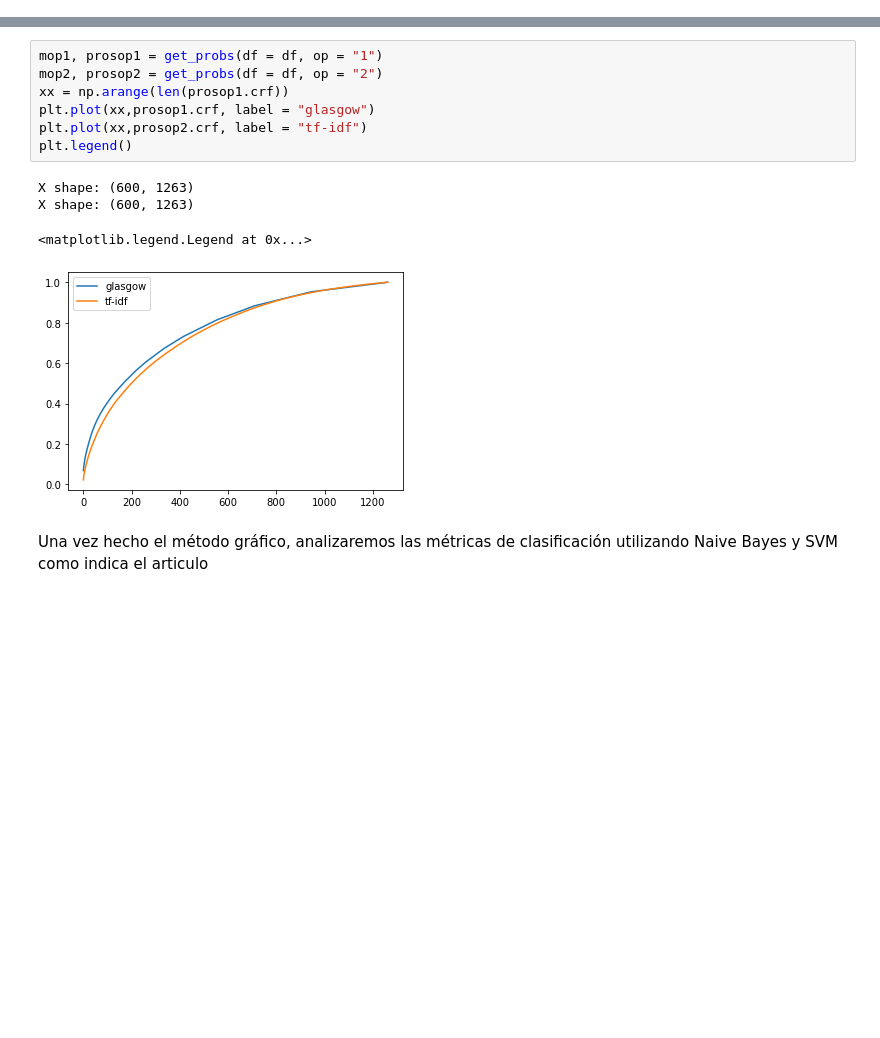
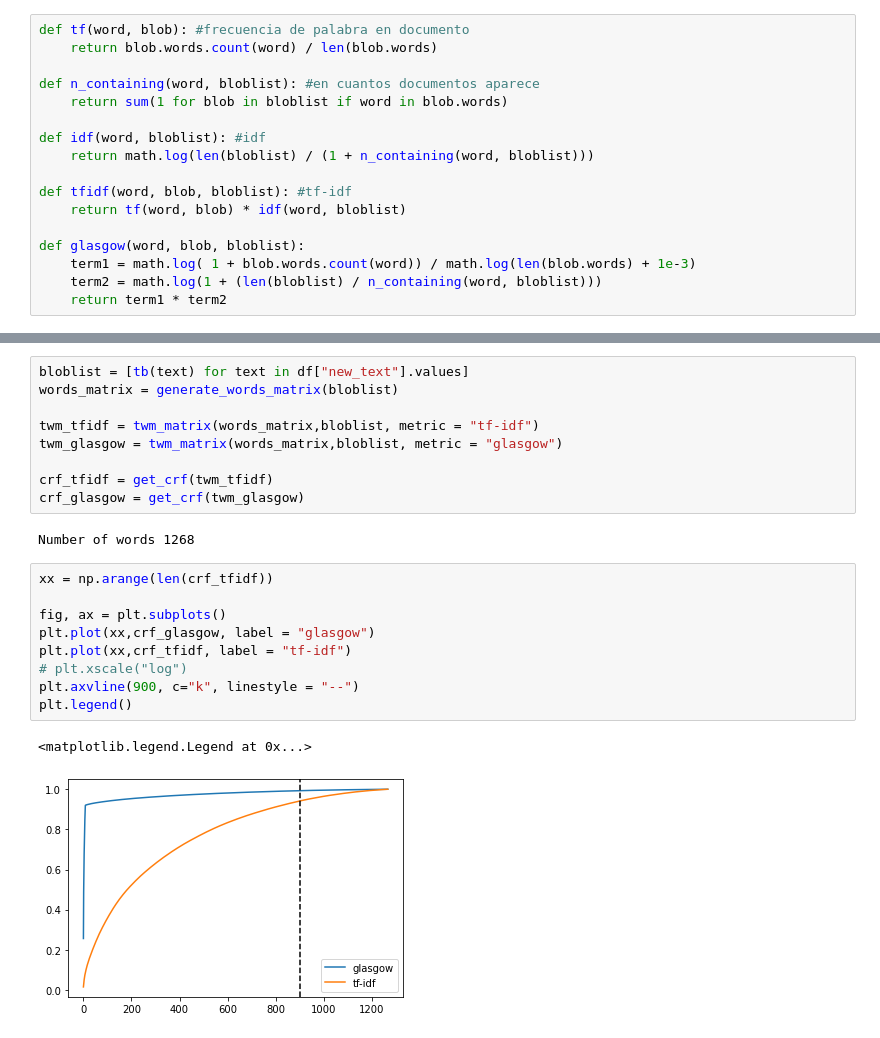
Before and after one commit to JuanOlmos/Aprendizaje_Automatico, a Jupyter notebook: SVM_Tweets/tweets_analysis.ipynb, the cells around one changed output, grey strips where cells are left out. Saved outputs shown, nothing was run; the diff lists cells and outputs as text; blank space fills up the shorter version.

Commit message:
With binary matrix

```diff
--- a/SVM_Tweets/tweets_analysis.ipynb
+++ b/SVM_Tweets/tweets_analysis.ipynb
@@ -102,0 +86,17 @@ Con el crf calculado, se aplica el **método gráfico** que indica el articulo,
+# %%
+def tf(word, blob): #frecuencia de palabra en documento
+    return blob.words.count(word) / len(blob.words)
+
+def n_containing(word, bloblist): #en cuantos documentos aparece
+    return sum(1 for blob in bloblist if word in blob.words)
+
+def idf(word, bloblist): #idf
+    return math.log(len(bloblist) / (1 + n_containing(word, bloblist)))
+
+def tfidf(word, blob, bloblist): #tf-idf
+    return tf(word, blob) * idf(word, bloblist)
+
+def glasgow(word, blob, bloblist):
+    term1 = math.log( 1 + blob.words.count(word)) / math.log(len(blob.words) + 1e-3)
+    term2 = math.log(1 + (len(bloblist) / n_containing(word, bloblist)))
+    return term1 * term2
@@ -103,14 +142,23 @@ Con el crf calculado, se aplica el **método gráfico** que indica el articulo,
+# %%
+bloblist = [tb(text) for text in df["new_text"].values]
+words_matrix = generate_words_matrix(bloblist)
+
+twm_tfidf = twm_matrix(words_matrix,bloblist, metric = "tf-idf")
+twm_glasgow = twm_matrix(words_matrix,bloblist, metric = "glasgow")
+
+crf_tfidf = get_crf(twm_tfidf)
+crf_glasgow = get_crf(twm_glasgow)
+# %% [output]
+Number of words 1268
 # %%
-mop1, prosop1 = get_probs(df = df, op = "1")
-mop2, prosop2 = get_probs(df = df, op = "2")
-xx = np.arange(len(prosop1.crf))
-plt.plot(xx,prosop1.crf, label = "glasgow")
-plt.plot(xx,prosop2.crf, label = "tf-idf")
+xx = np.arange(len(crf_tfidf))
+
+fig, ax = plt.subplots()
+plt.plot(xx,crf_glasgow, label = "glasgow")
+plt.plot(xx,crf_tfidf, label = "tf-idf")
+# plt.xscale("log")
+plt.axvline(900, c="k", linestyle = "--")
 plt.legend()
 # %% [output]
-X shape: (600, 1263)
-X shape: (600, 1263)
+<matplotlib.legend.Legend at 0x...>
-<matplotlib.legend.Legend at 0x...>
-[figure, old version]
+[figure, new version]
-# %% [markdown]
-Una vez hecho el método gráfico, analizaremos las métricas de clasificación utilizando Naive Bayes y SVM como indica el articulo
```
Also changed, not shown: parts of 18 cells of this notebook, 1 other file.
